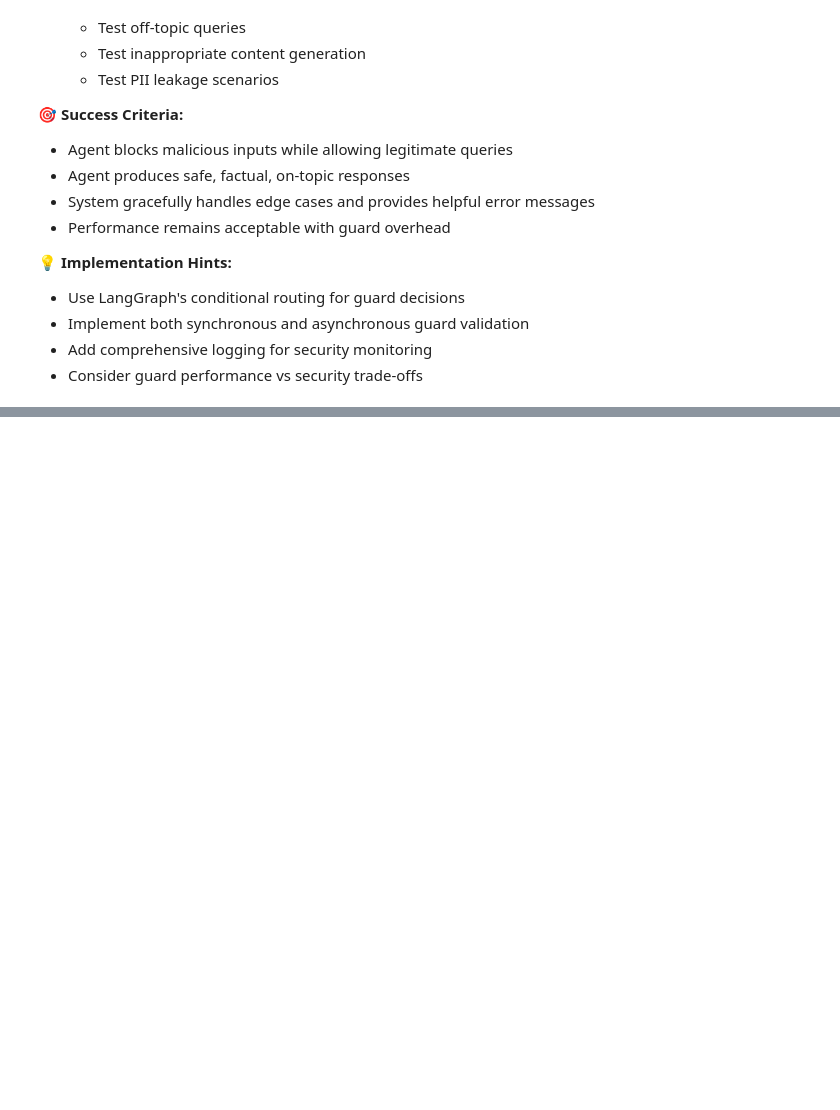
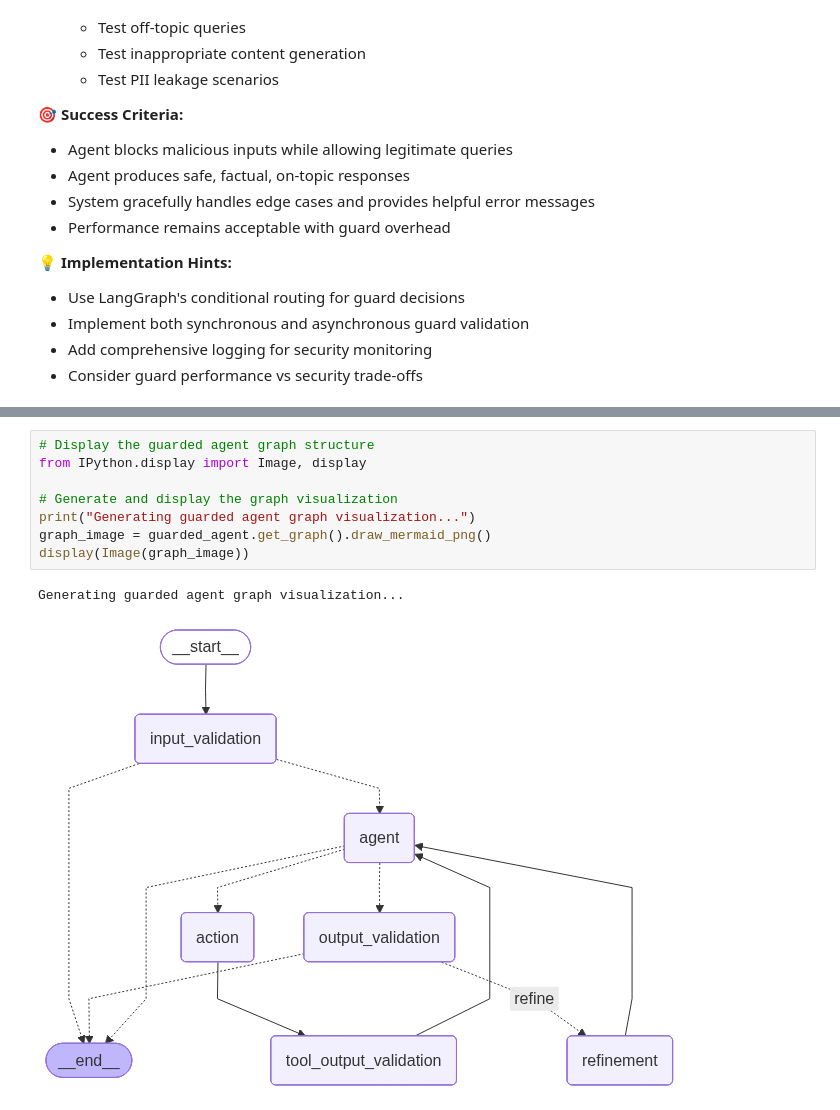
Before and after one commit to anilsharmay/AI-Engineering-Bootcamp, a Jupyter notebook: 16_Production_RAG_and_Guardrails/Prototyping_LangChain_Application_with_Production_Minded_Changes_Assignment.ipynb, the cells around one changed output, grey strips where cells are left out. Cells and saved outputs as stored; diff of their text form; blank space fills up the shorter version.

```diff
--- a/16_Production_RAG_and_Guardrails/Prototyping_LangChain_Application_with_Production_Minded_Changes_Assignment.ipynb
+++ b/16_Production_RAG_and_Guardrails/Prototyping_LangChain_Application_with_Production_Minded_Changes_Assignment.ipynb
@@ -958,0 +1057,11 @@ User Input → Input Guards → Agent → Tools → Output Guards → Response
+# %%
+# Display the guarded agent graph structure
+from IPython.display import Image, display
+
+# Generate and display the graph visualization
+print("Generating guarded agent graph visualization...")
+graph_image = guarded_agent.get_graph().draw_mermaid_png()
+display(Image(graph_image))
+# %% [output]
+Generating guarded agent graph visualization...
+[figure, added]
```
Also changed, not shown: parts of 22 cells of this notebook, 7 other files.
